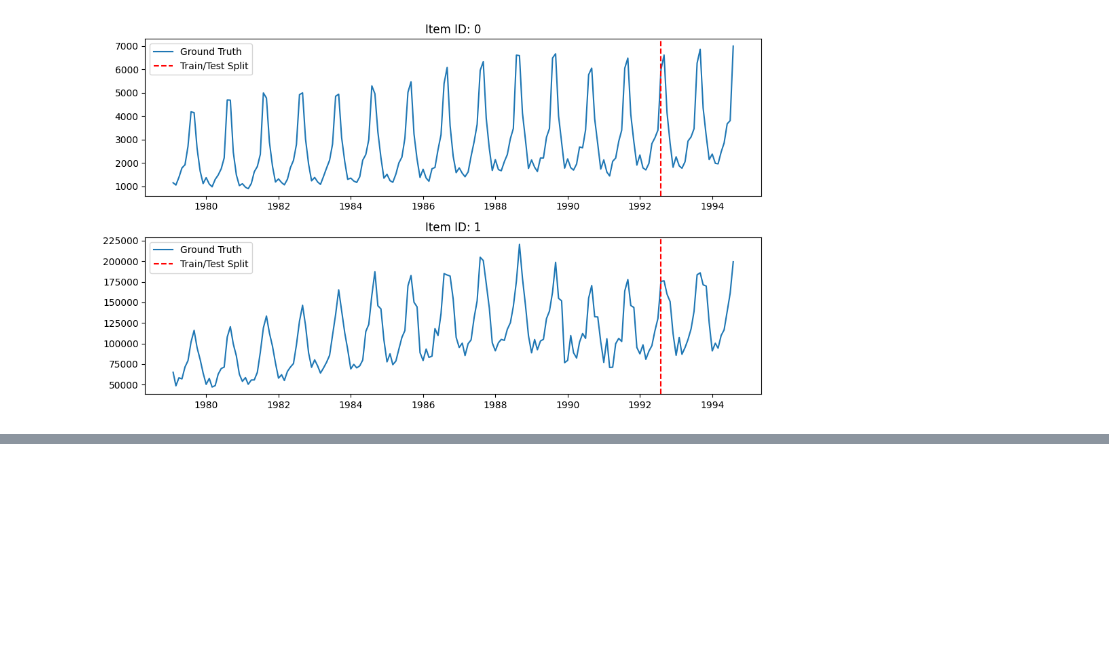
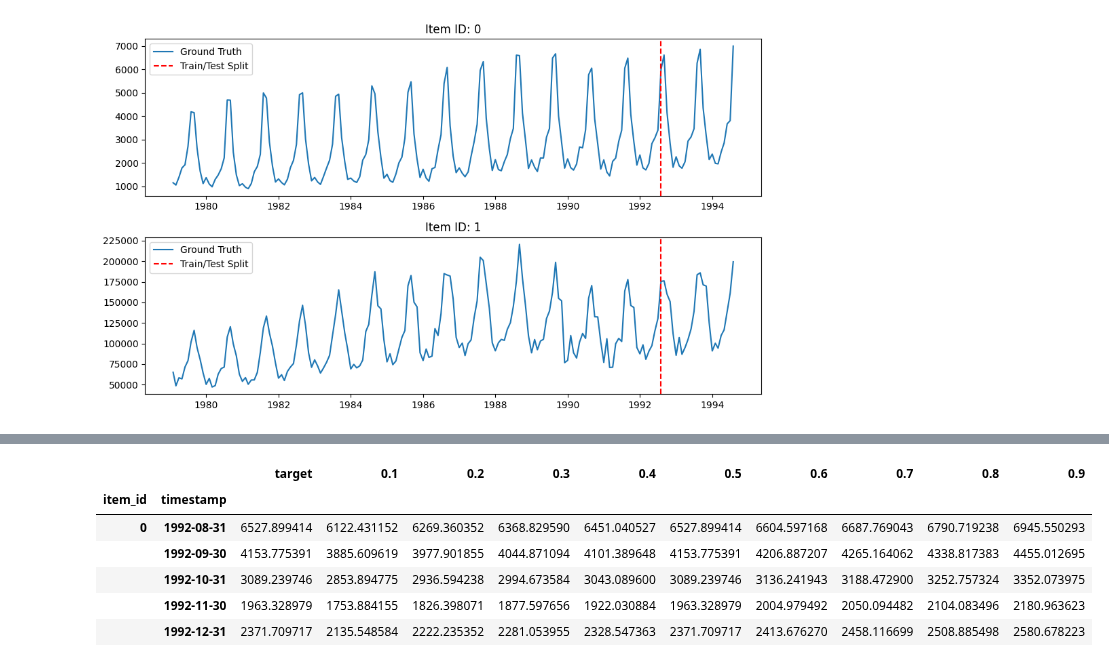
Before and after one commit to PriorLabs/tabpfn-time-series, a Jupyter notebook: demo.ipynb, the cells around one changed output, grey strips where cells are left out. Drawn from its saved outputs; the diff is of its cells as text; code cells hidden in the pictures; blank space fills up the shorter version.

```diff
--- a/demo.ipynb
+++ b/demo.ipynb
@@ -65,0 +109,10 @@ plot_pred_and_actual_ts(
+# %%
+pred.head()
+# %% [output]
+|  |  | target | 0.1 | 0.2 | 0.3 | 0.4 | 0.5 | 0.6 | 0.7 | 0.8 | 0.9 |
+| item_id | timestamp |  |  |  |  |  |  |  |  |  |  |
+| 0 | 1992-08-31 | 6527.899414 | 6122.431152 | 6269.360352 | 6368.829590 | 6451.040527 | 6527.899414 | 6604.597168 | 6687.769043 | 6790.719238 | 6945.550293 |
+|  | 1992-09-30 | 4153.775391 | 3885.609619 | 3977.901855 | 4044.871094 | 4101.389648 | 4153.775391 | 4206.887207 | 4265.164062 | 4338.817383 | 4455.012695 |
+|  | 1992-10-31 | 3089.239746 | 2853.894775 | 2936.594238 | 2994.673584 | 3043.089600 | 3089.239746 | 3136.241943 | 3188.472900 | 3252.757324 | 3352.073975 |
+|  | 1992-11-30 | 1963.328979 | 1753.884155 | 1826.398071 | 1877.597656 | 1922.030884 | 1963.328979 | 2004.979492 | 2050.094482 | 2104.083496 | 2180.963623 |
+|  | 1992-12-31 | 2371.709717 | 2135.548584 | 2222.235352 | 2281.053955 | 2328.547363 | 2371.709717 | 2413.676270 | 2458.116699 | 2508.885498 | 2580.678223 |
```
Also changed, not shown: parts of 12 cells of this notebook, 3 other files.
